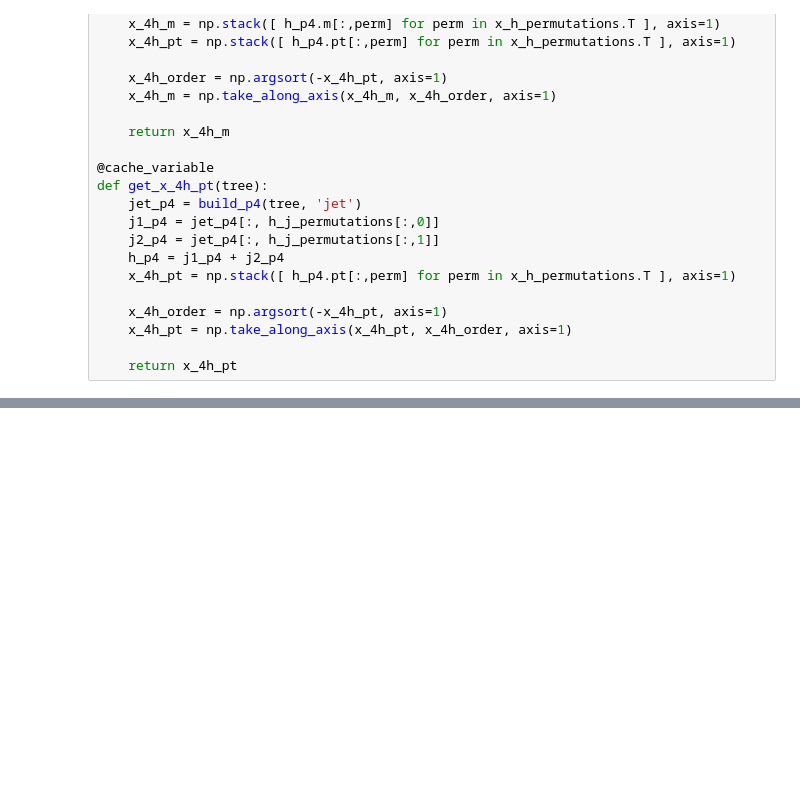
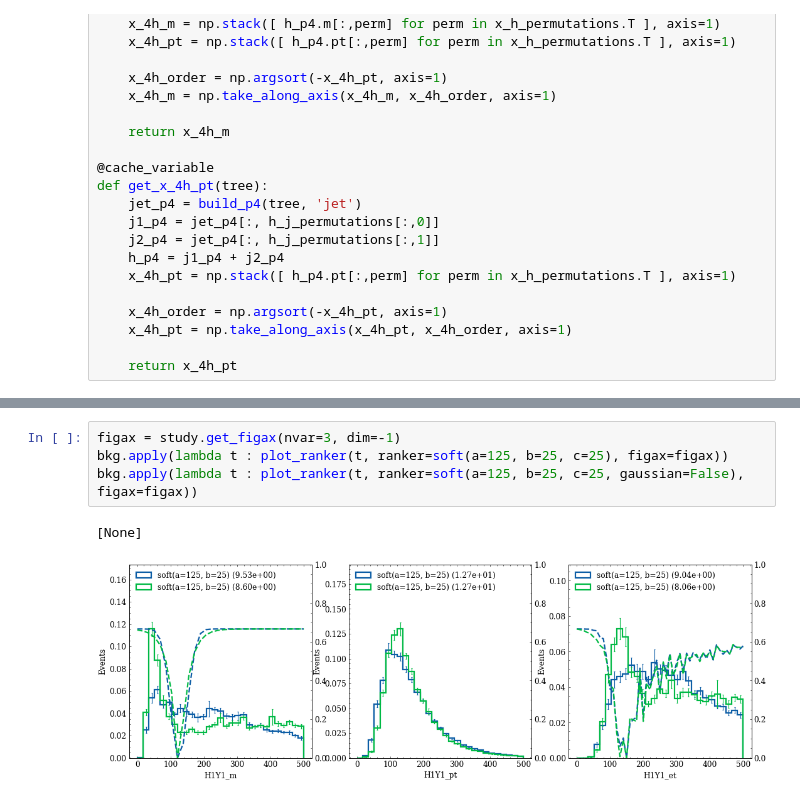
Before and after one commit to ekoenig4/analysis, a Jupyter notebook: jupyter/dev_rankers.ipynb, the cells around one changed output, grey strips where cells are left out. Drawn from its saved outputs; the diff is of its cells as text; blank space fills up the shorter version.

```diff
--- a/jupyter/dev_rankers.ipynb
+++ b/jupyter/dev_rankers.ipynb
@@ -182,0 +192,7 @@ bkg.apply(lambda t : plot_ranker(t, ranker=piecewise(a=0, b=50, c=-100), figax=f
+# %%
+figax = study.get_figax(nvar=3, dim=-1)
+bkg.apply(lambda t : plot_ranker(t, ranker=soft(a=125, b=25, c=25), figax=figax))
+bkg.apply(lambda t : plot_ranker(t, ranker=soft(a=125, b=25, c=25, gaussian=False), figax=figax))
+# %% [output]
+[None]
+[figure, added]
```
Also changed, not shown: parts of 9 cells of this notebook, 12 other files.
